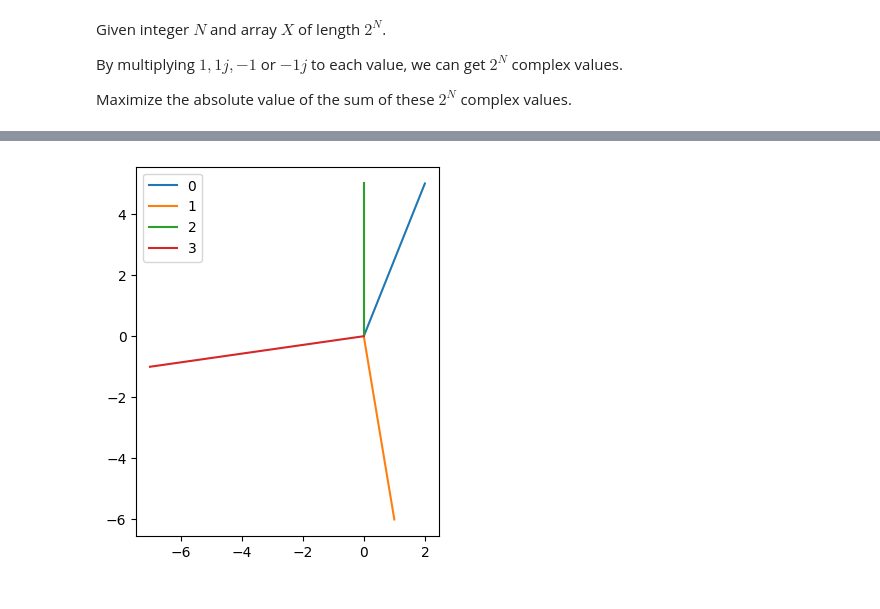
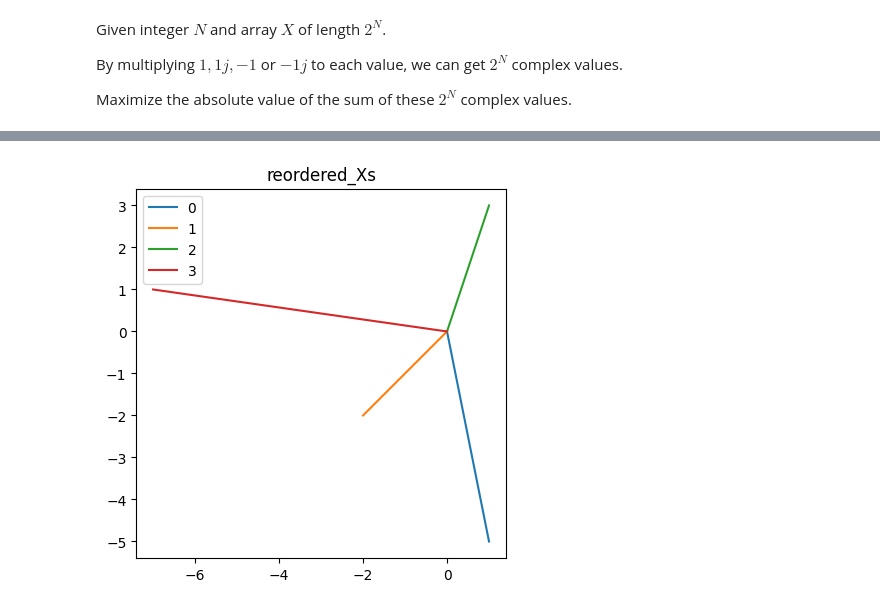
Before and after one commit to quantum-programming/stabilizer_extent, a Jupyter notebook: notebooks/relaxation_problem_for_branch_cut.ipynb, the cells around one changed output, grey strips where cells are left out. Saved outputs shown, nothing was run; the diff lists cells and outputs as text; code cells hidden in the pictures.

```diff
--- a/notebooks/relaxation_problem_for_branch_cut.ipynb
+++ b/notebooks/relaxation_problem_for_branch_cut.ipynb
@@ -22,10 +22,8 @@ def vis(N: int, Xs: list, title=""):
     plt.show()
 
 
-def solveSlow(N: int, Xs: list, do_vis):
+def solveSlow(N: int, Xs: list):
     assert len(Xs) == 1 << N
-    if do_vis:
-        vis(N, Xs)
     maxAbs = 0
     for phases in product(range(4), repeat=1 << n):
         x = 0.0 + 0.0j
@@ -61,71 +59,67 @@ def rotate(x):
             return x * 1j
 
 
-def ansFast1(N: int, Xs: list, do_vis):
-    Ys = [rotate(X) for X in Xs]
+def ansFast1(N: int, Xs: list, do_vis: int):
+    for_tex = ""
+
+    def add_to_for_tex(idx, vals):
+        nonlocal for_tex
+        for_tex += f"{idx}/"
+        for x in vals:
+            if do_vis > 1:
+                assert int(x.real) == x.real and int(x.imag) == x.imag
+            for_tex += f"{int(x.real)}/{int(x.imag)}/"
+        for_tex = for_tex[:-1]
+        for_tex += ",\n"
+
+    print(f"{-1=}, {sum(x.real for x in Xs)=}, {sum(x.imag for x in Xs)=}")
+    rotated_Xs = [rotate(X) for X in Xs]
+    Ys = rotated_Xs.copy()
     Ys.sort(key=lambda Y: (Y.imag / Y.real) if Y.real != 0 else 1e9)
+    reordered_Xs = [Xs[rotated_Xs.index(Y)] for Y in Ys]
+    if do_vis > 0:
+        vis(N, reordered_Xs, "reordered_Xs")
+    add_to_for_tex(0, reordered_Xs)
     sumYsReal = sum(Y.real for Y in Ys)
     sumYsImag = sum(Y.imag for Y in Ys)
+    print(f"{0=}, {sumYsReal=}, {sumYsImag=}, {sumYsReal**2 + sumYsImag**2=}")
     maxAbs2 = sumYsReal**2 + sumYsImag**2
     absVals = [maxAbs2**0.5]
-    for i in range(1 << N):
+    add_to_for_tex(1, Ys)
+    if do_vis > 0:
+        vis(N, Ys, "Ys")
+    for i in range((1 << N) - 1):
         sumYsReal += -Ys[i].real - Ys[i].imag
         sumYsImag += -Ys[i].imag + Ys[i].real
+        print(f"{i=}, {sumYsReal=}, {sumYsImag=}, {sumYsReal**2 + sumYsImag**2=}")
         absVal2 = sumYsReal**2 + sumYsImag**2
         absVals.append(absVal2**0.5)
         maxAbs2 = max(maxAbs2, absVal2)
         Ys[i] *= 1j
-        if do_vis:
+        add_to_for_tex(i + 2, Ys)
+        if do_vis > 0:
             vis(N, Ys, f"{i=}")
-    if do_vis:
+    if do_vis > 0:
         plt.plot(absVals)
         plt.show()
-    return maxAbs2**0.5
-
-
-def ansFast2(N: int, Xs: list, do_vis):
-    Ys = [rotate(X) for X in Xs]
-    Ys.sort(key=lambda Y: (Y.imag / Y.real) if Y.real != 0 else 1e9)
-    sumYsReal = sum(Y.real for Y in Ys)
-    sumYsImag = sum(Y.imag for Y in Ys)
-    sumY = sumYsReal + 1j * sumYsImag
-    _Ys = []
-    for y in Ys:
-        v1 = sumY.conjugate() * (y * (1))
-        v2 = sumY.conjugate() * (y * (1j))
-        v3 = sumY.conjugate() * (y * (-1))
-        v4 = sumY.conjugate() * (y * (-1j))
-        maxI = np.argmax([v1, v2, v3, v4])
-        _Ys.append(y * (1j**maxI))
-    Ys = _Ys
-    if do_vis:
-        vis(N, Ys)
-    sumYsReal = sum(Y.real for Y in Ys)
-    sumYsImag = sum(Y.imag for Y in Ys)
-    maxAbs2 = sumYsReal**2 + sumYsImag**2
+    if do_vis > 1:
+        print(for_tex[:-2], end="\n\n")
     return maxAbs2**0.5
 
 
 n = 2
-Xs = [2 + 5j, 1 - 6j, 0 + 5j, -7 - 1j]
-ansSlow = solveSlow(n, Xs, True)
-ansF1 = ansFast1(n, Xs, True)
-ansF2 = ansFast2(n, Xs, True)
+Xs = [1 + 3j, -2 - 2j, -7 + 1j, +1 - 5j]
+ansSlow = solveSlow(n, Xs)
+ansF1 = ansFast1(n, Xs, 2)
 ansF0 = ansFast0(n, Xs)
-print(f"{ansSlow=}, {ansF1=:.3f}, {ansF2=:.3f}, {ansF0=:.3f}")
+print(f"{ansSlow=}, {ansF1=:.3f}, {ansF0=:.3f}")
 
 for n in [1, 2, 3]:
     for seed in range(3):
-        Xs = np.random.rand(1 << n) + 1j * np.random.rand(1 << n)
-        ansSlow = solveSlow(n, Xs, False)
+        Xs = np.random.normal(size=1 << n) + 1j * np.random.normal(size=1 << n)
+        ansSlow = solveSlow(n, Xs)
         ansF1 = ansFast1(n, Xs, False)
-        ansF2 = ansFast2(n, Xs, False)
         ansF0 = ansFast0(n, Xs)
-        print(
-            f"n={n}, seed={seed}, {ansSlow=:.3f}, {ansF1=:.3f}, {ansF2=:.3f}, {ansF0=:.3f}"
-        )
+        print(f"n={n}, seed={seed}, {ansSlow=:.3f}, {ansF1=:.3f}, {ansF0=:.3f}")
         assert np.isclose(ansSlow, ansF1)
-        # if not np.isclose(ansSlow, ansF2):
-        #     ansFast2(n, Xs, True)
-        #     assert False
 # %% [output]
@@ -132 +127 @@ for n in [1, 2, 3]:
-[figure, old version]
+[figure, new version]
```
Also changed, not shown: parts of 2 cells of this notebook, 2 other files.
